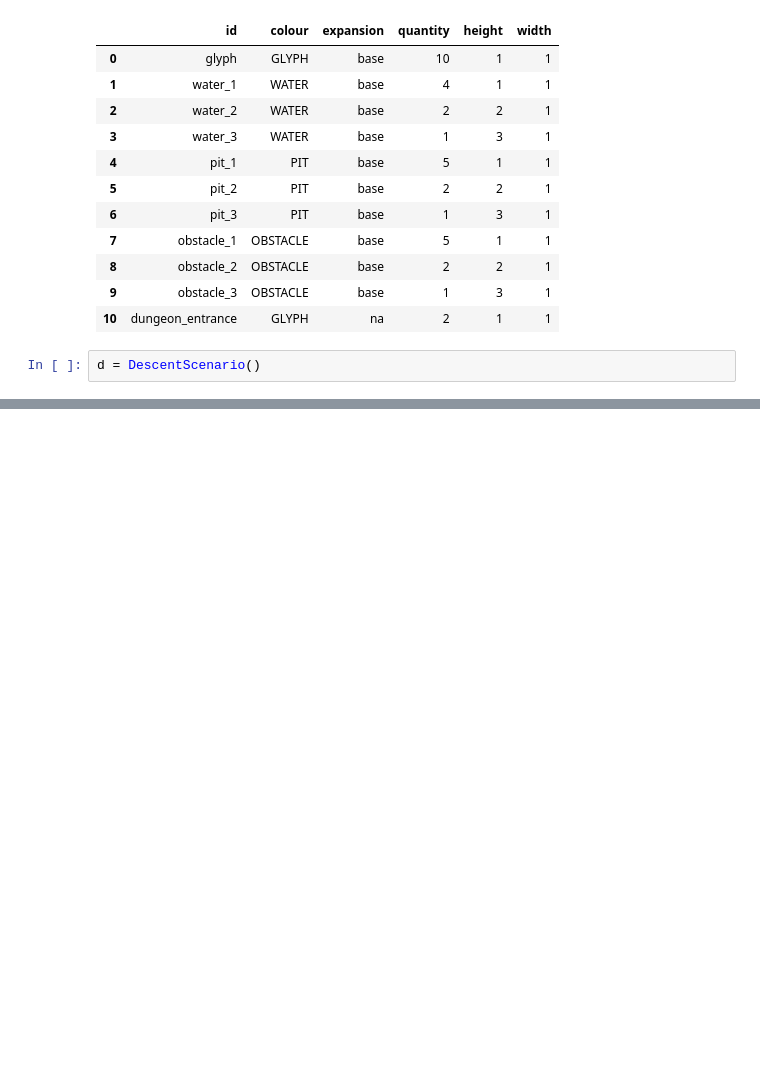
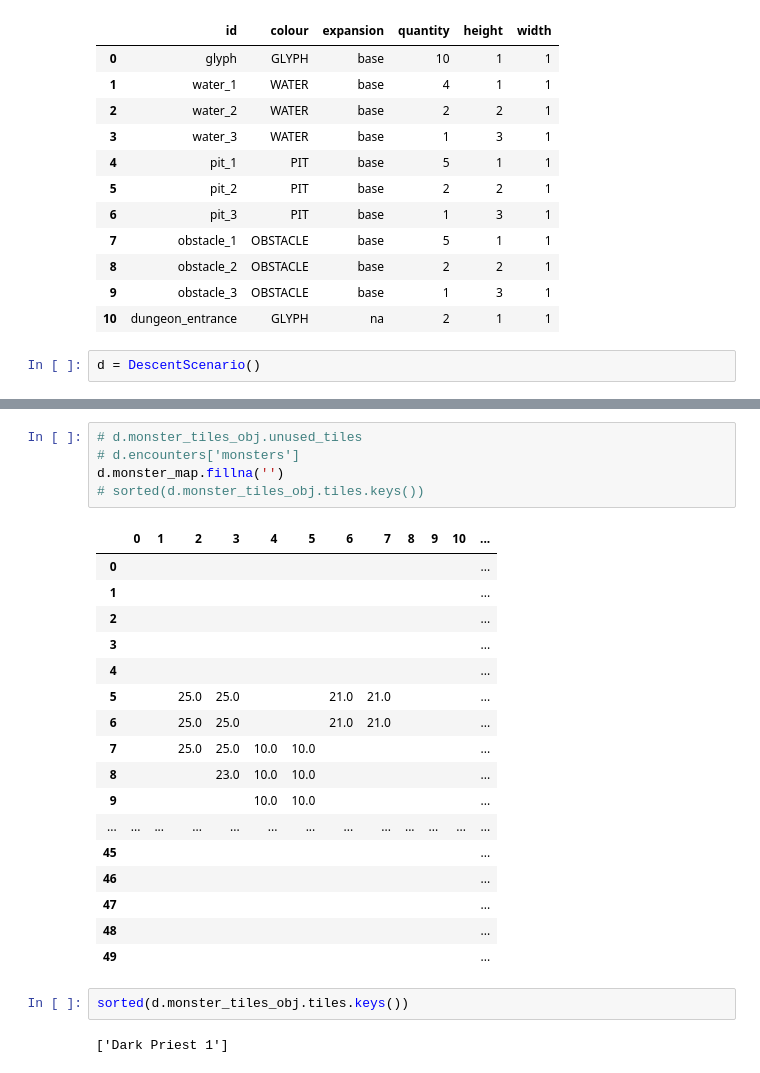
Before and after one commit to KevinCarr42/Descent_AI, a Jupyter notebook: game_testing.ipynb, the cells around one changed output, grey strips where cells are left out. Drawn from its saved outputs; the diff is of its cells as text; blank space fills up the shorter version.

Commit message:
distribute monsters debugged, seems to work

```diff
--- a/game_testing.ipynb
+++ b/game_testing.ipynb
@@ -121,0 +88,27 @@ KeyError: 'Dark Priest Master'
+# %%
+# d.monster_tiles_obj.unused_tiles
+# d.encounters['monsters']
+d.monster_map.fillna('')
+# sorted(d.monster_tiles_obj.tiles.keys())
+# %% [output]
+|  | 0 | 1 | 2 | 3 | 4 | 5 | 6 | 7 | 8 | 9 | 10 | ... |
+| 0 |  |  |  |  |  |  |  |  |  |  |  | ... |
+| 1 |  |  |  |  |  |  |  |  |  |  |  | ... |
+| 2 |  |  |  |  |  |  |  |  |  |  |  | ... |
+| 3 |  |  |  |  |  |  |  |  |  |  |  | ... |
+| 4 |  |  |  |  |  |  |  |  |  |  |  | ... |
+| 5 |  |  | 25.0 | 25.0 |  |  | 21.0 | 21.0 |  |  |  | ... |
+| 6 |  |  | 25.0 | 25.0 |  |  | 21.0 | 21.0 |  |  |  | ... |
+| 7 |  |  | 25.0 | 25.0 | 10.0 | 10.0 |  |  |  |  |  | ... |
+| 8 |  |  |  | 23.0 | 10.0 | 10.0 |  |  |  |  |  | ... |
+| 9 |  |  |  |  | 10.0 | 10.0 |  |  |  |  |  | ... |
+| ... | ... | ... | ... | ... | ... | ... | ... | ... | ... | ... | ... | ... |
+| 45 |  |  |  |  |  |  |  |  |  |  |  | ... |
+| 46 |  |  |  |  |  |  |  |  |  |  |  | ... |
+| 47 |  |  |  |  |  |  |  |  |  |  |  | ... |
+| 48 |  |  |  |  |  |  |  |  |  |  |  | ... |
+| 49 |  |  |  |  |  |  |  |  |  |  |  | ... |
+# %%
+sorted(d.monster_tiles_obj.tiles.keys())
+# %% [output]
+['Dark Priest 1']
```
Also changed, not shown: parts of 38 cells of this notebook, 1 other file.
